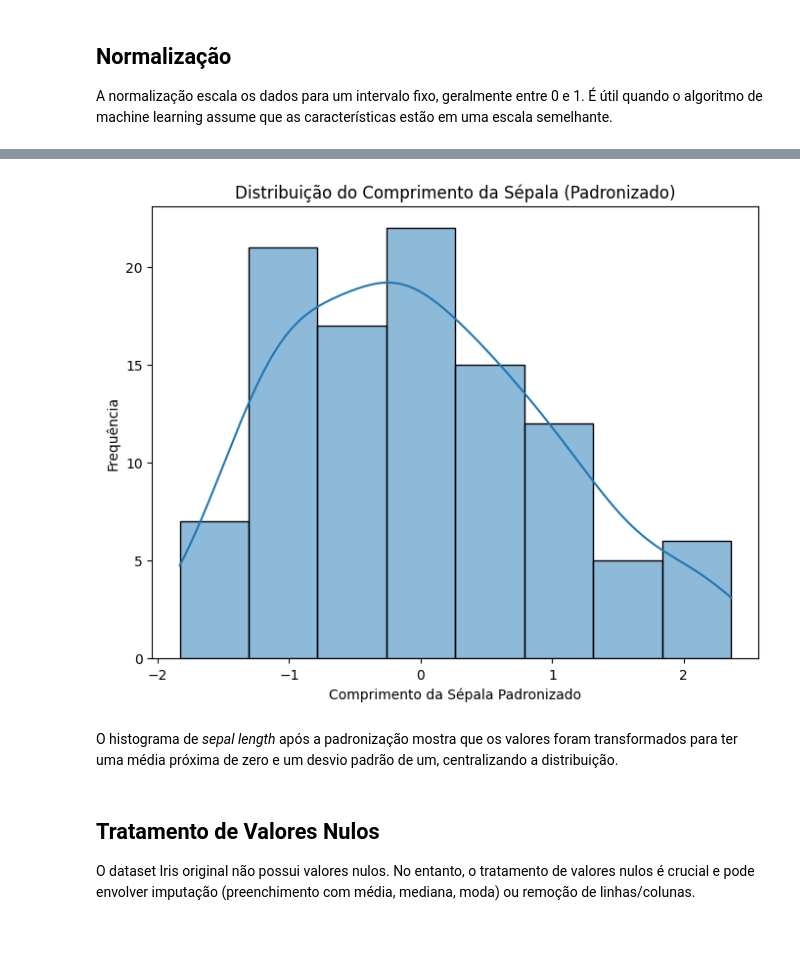
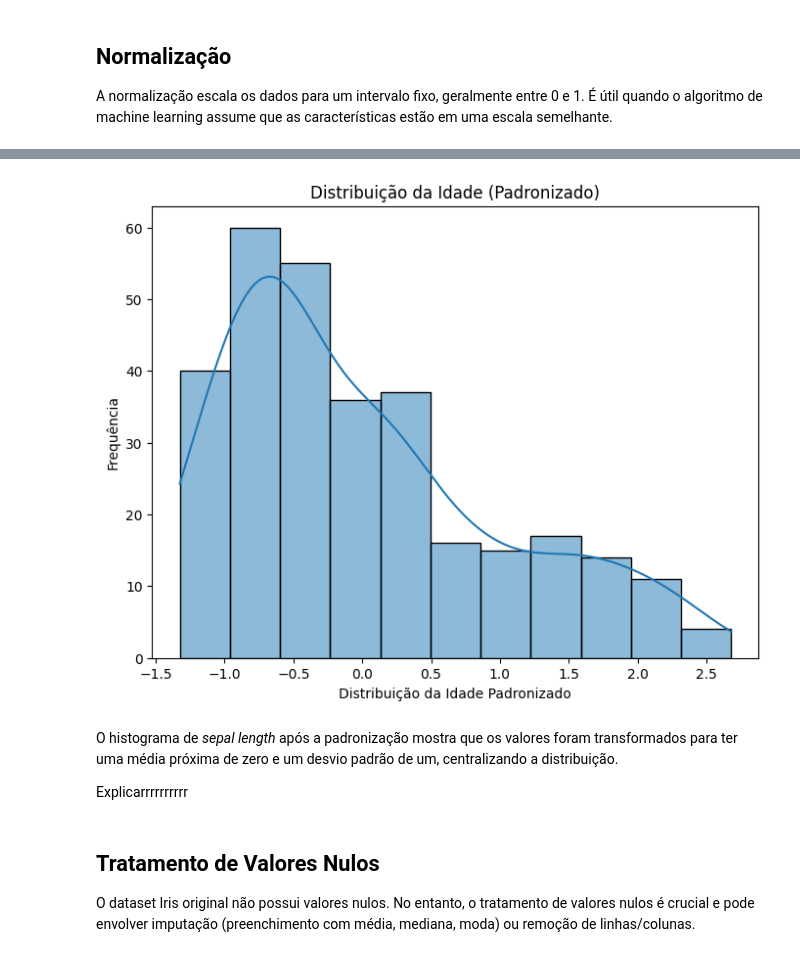
Before and after one commit to AlineFiori/MVP, a Jupyter notebook: Template_Análise_de_Dados_Pregnancy.ipynb, the cells around one changed output, grey strips where cells are left out. Drawn from its saved outputs; the diff is of its cells as text; code cells hidden in the pictures.

```diff
--- a/Template_Análise_de_Dados_Pregnancy.ipynb
+++ b/Template_Análise_de_Dados_Pregnancy.ipynb
@@ -441,6 +492,0 @@ scaler_std = StandardScaler()
-# %%
-# Aprende média e desvio padrão APENAS de X_train
-scaler_std.fit(X_train)
-X_train_standardized = scaler_std.transform(X_train)
-# Usa a média e o desvio padrão aprendidos de X_train
-X_test_standardized = scaler_std.transform(X_test)
@@ -460,0 +493,28 @@ Primeiras 5 linhas dos dados padronizados (treino):
+# %%
+# Identificar as colunas numéricas para padronização
+# Excluímos 'RiskLevel' porque é categórica (já tratada com codificação, como One-Hot)
+numerical_cols = ['Idade', 'Pressao_Sistolica', 'Pressao_Diastolica', 'Nivel_Glicose', 'Temperatura_Corporal', 'Frequencia_Cardiaca']
+
+
+# 3. Inicializar o StandardScaler
+scaler = StandardScaler()
+
+# 4. Ajustar (fit) o scaler APENAS nos dados de treino e transformar (transform)
+# Criar cópias para evitar SettingWithCopyWarning
+X_train_scaled = X_train.copy()
+X_test_scaled = X_test.copy()
+
+X_train_scaled[numerical_cols] = scaler.fit_transform(X_train[numerical_cols])
+
+# 5. Transformar os dados de teste usando o scaler já ajustado nos dados de treino
+X_test_scaled[numerical_cols] = scaler.transform(X_test[numerical_cols])
+
+print("X_train_scaled (Após Padronização nos dados de Treino):")
+print(X_train_scaled.head())
+print("\nVerificando médias e desvios padrão de X_train_scaled para as colunas numéricas:")
+print(X_train_scaled[numerical_cols].agg(['mean', 'std']).round(2)) # Arredondar para melhor visualização
+
+print("\nX_test_scaled (Após Padronização usando os parâmetros do Treino):")
+print(X_test_scaled.head())
+print("\nVerificando médias e desvios padrão de X_test_scaled para as colunas numéricas:")
+print(X_test_scaled[numerical_cols].agg(['mean', 'std']).round(2))
@@ -461,15 +539,19 @@ Primeiras 5 linhas dos dados padronizados (treino):
 # %%
 # Visualização da distribuição após a padronização (exemplo para uma característica)
 plt.figure(figsize=(8, 6))
-sns.histplot(df_standardized['sepal length (cm)'], kde=True)
-plt.title('Distribuição do Comprimento da Sépala (Padronizado)')
-plt.xlabel('Comprimento da Sépala Padronizado')
+sns.histplot(X_test_scaled['Idade'], kde=True)
+plt.title('Distribuição da Idade (Padronizado)')
+plt.xlabel('Distribuição da Idade Padronizado')
 plt.ylabel('Frequência')
 plt.show()
 # %% [output]
-[figure, old version]
+[figure, new version]
 # %% [markdown]
 O histograma de *sepal length* após a padronização mostra que os valores foram transformados para ter uma média próxima de zero e um desvio padrão de um, centralizando a distribuição.
+
+
+
+Explicarrrrrrrrrr
 # %% [markdown]
 ## Tratamento de Valores Nulos
 
```
Also changed, not shown: parts of 39 cells of this notebook.
